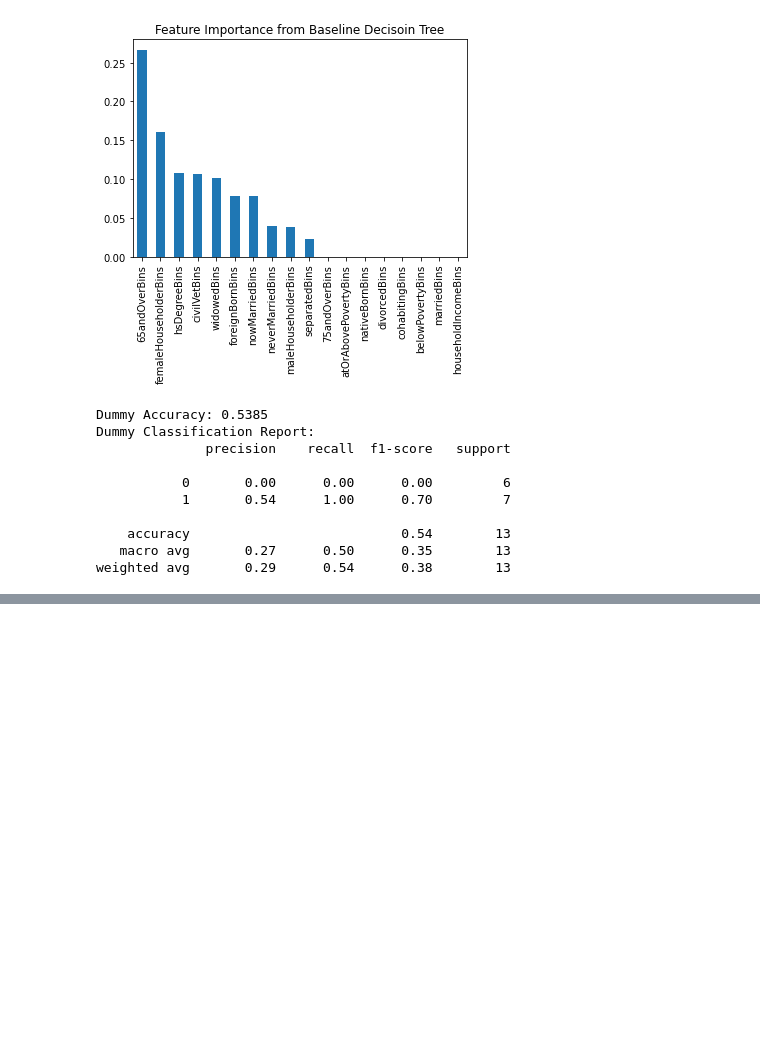
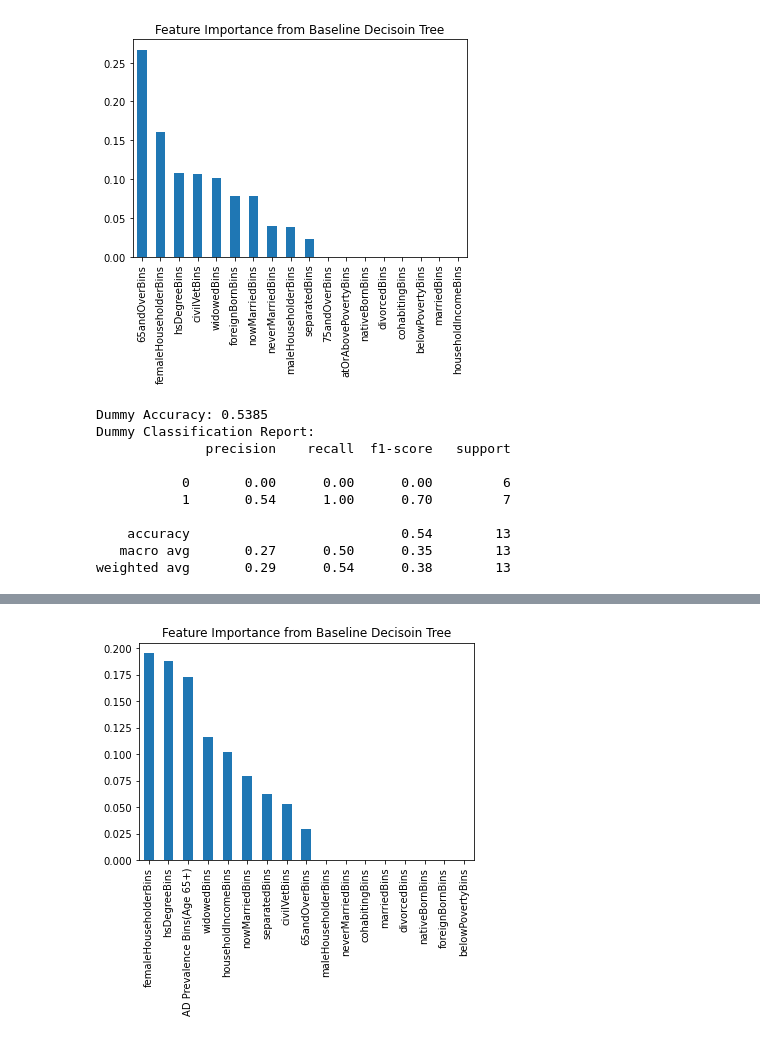
Before and after one commit to erinbest017/COMP4447Hospice, a Jupyter notebook: Code/hospiceMLCounty.ipynb, the cells around one changed output, grey strips where cells are left out. Saved outputs shown, nothing was run; the diff lists cells and outputs as text; code cells hidden in the pictures; blank space fills up the shorter version.

Commit message:
updated code to include Alz data in model building

```diff
--- a/Code/hospiceMLCounty.ipynb
+++ b/Code/hospiceMLCounty.ipynb
@@ -605,0 +651,7 @@ weighted avg       0.29      0.54      0.38        13
+# %%
+### Rename County to County Name
+df = df.rename(columns={'County': 'County Name'})
+
+### Keep only bin col
+dfAlz = df[['County Name', 'AD Prevalence Bins(Age 65+)']]
+dfAlz.sort_values('County Name')
@@ -605,0 +672,3 @@ weighted avg       0.29      0.54      0.38        13
+# %%
+mergedTableAlz = pd.merge(ordDF, dfAlz, on = 'County Name', how = 'left')
+mergedTableAlz.head(3)
@@ -605,0 +736,8 @@ weighted avg       0.29      0.54      0.38        13
+# %%
+### Drop 75andOverBins and atOrAbovePovertyBins because they are over abs(0.75) correlated
+# mergedTableAlz = mergedTableAlz.drop(columns = ['75andOverBins', 'atOrAbovePovertyBins'])
+
+### Ordinal values for category
+ordinalMap = {'Very Low': 1, 'Low': 2, "Medium": 3, 'High': 4, 'Very High': 5}
+mergedTableAlz['AD Prevalence Bins(Age 65+)'] = mergedTableAlz['AD Prevalence Bins(Age 65+)'].replace(ordinalMap).astype(float)
+mergedTableAlz.dtypes
@@ -605,0 +764,19 @@ weighted avg       0.29      0.54      0.38        13
+# %%
+from sklearn.tree import DecisionTreeClassifier
+from sklearn.model_selection import train_test_split
+from sklearn.metrics import accuracy_score, classification_report
+
+### Identify Data
+data = mergedTableAlz.copy()
+X = data.drop(['County', 'County Name', 'geometry', 'Provider Count', 'Provider Count Binary'] , axis = 1)
+y = data['Provider Count Binary']
+
+### Split Training Testing Sets
+X_train, X_test, y_train, y_test = train_test_split(X, y, test_size = 0.2, random_state = 42)
+
+baseModel = DecisionTreeClassifier(random_state = 42)
+baseModel.fit(X_train, y_train)
+
+y_pred = baseModel.predict(X_test)
+print(f"Baseline Classification Accuracy: {accuracy_score(y_test, y_pred)}")
+print(f"Baseline Classification Report:\n {classification_report(y_test, y_pred)}")
@@ -605,0 +794,10 @@ weighted avg       0.29      0.54      0.38        13
+# %%
+importances = baseModel.feature_importances_
+features = X.columns
+featImp = pd.Series(importances, index = features).sort_values(ascending = False)
+
+featImp.plot(kind = 'bar')
+plt.title("Feature Importance from Baseline Decisoin Tree")
+plt.show()
+# %% [output]
+[figure, added]
```
Also changed, not shown: parts of 30 cells of this notebook, 1 other file.
